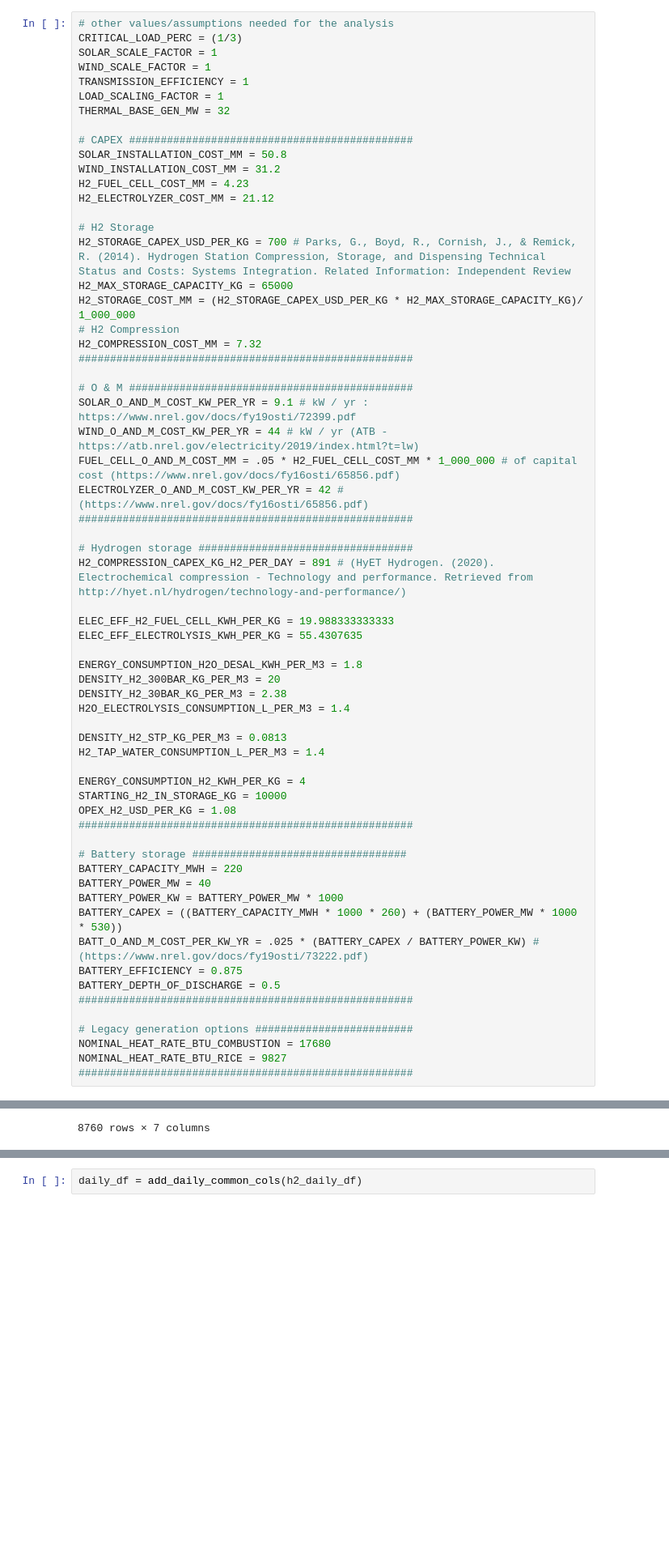
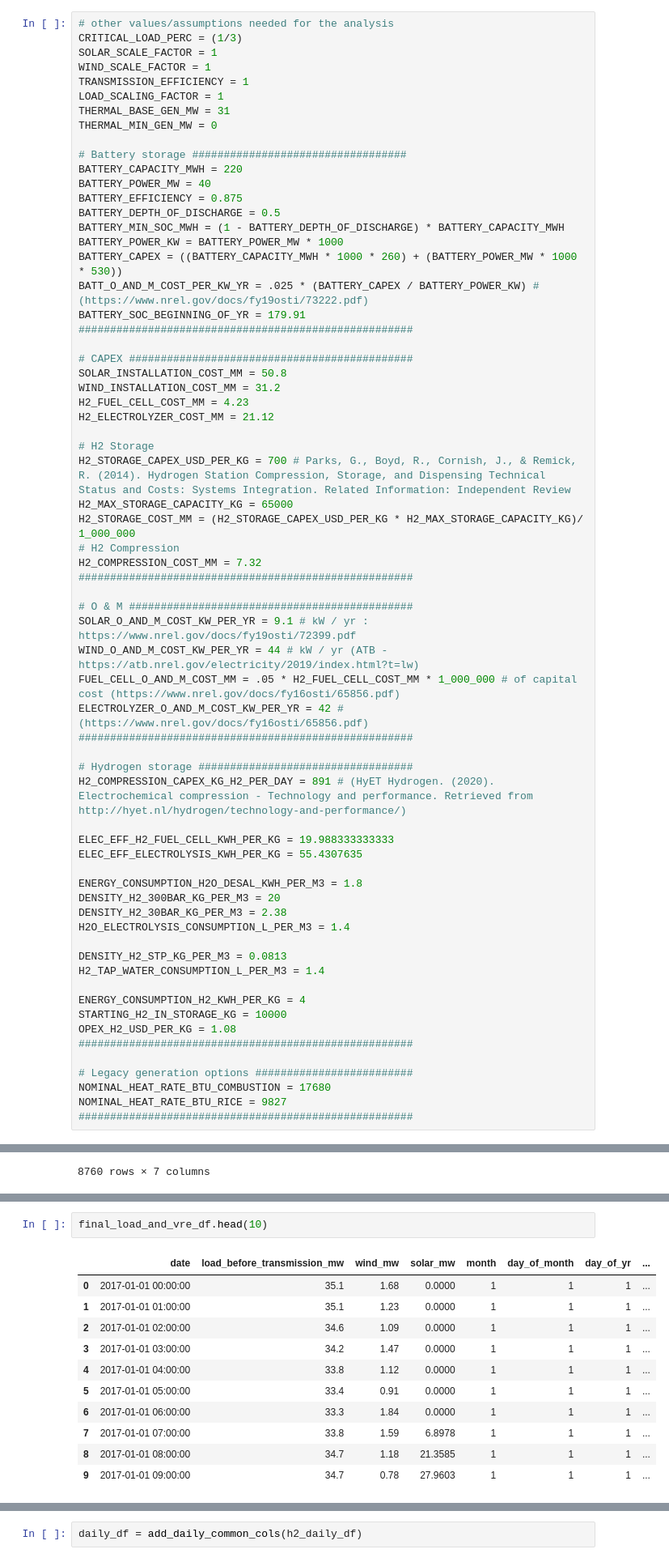
Before and after one commit to b-o-l-l-a/aes-engy-692, a Jupyter notebook: amerigo_island/notebooks/resilience.ipynb, the cells around one changed output, grey strips where cells are left out. Shown at 81% size. Cells and saved outputs as stored; diff of their text form; blank space fills up the shorter version.

Commit message:
before no power

```diff
--- a/amerigo_island/notebooks/resilience.ipynb
+++ b/amerigo_island/notebooks/resilience.ipynb
@@ -83,7 +110,20 @@ SOLAR_SCALE_FACTOR = 1
 WIND_SCALE_FACTOR = 1
 TRANSMISSION_EFFICIENCY = 1
 LOAD_SCALING_FACTOR = 1
-THERMAL_BASE_GEN_MW = 32
+THERMAL_BASE_GEN_MW = 31
+THERMAL_MIN_GEN_MW = 0
+
+# Battery storage ##################################
+BATTERY_CAPACITY_MWH = 220
+BATTERY_POWER_MW = 40
+BATTERY_EFFICIENCY = 0.875
+BATTERY_DEPTH_OF_DISCHARGE = 0.5
+BATTERY_MIN_SOC_MWH = (1 - BATTERY_DEPTH_OF_DISCHARGE) * BATTERY_CAPACITY_MWH
+BATTERY_POWER_KW = BATTERY_POWER_MW * 1000
+BATTERY_CAPEX = ((BATTERY_CAPACITY_MWH * 1000 * 260) + (BATTERY_POWER_MW * 1000 * 530))
+BATT_O_AND_M_COST_PER_KW_YR = .025 * (BATTERY_CAPEX / BATTERY_POWER_KW) #(https://www.nrel.gov/docs/fy19osti/73222.pdf)
+BATTERY_SOC_BEGINNING_OF_YR = 179.91
+#####################################################
 
 # CAPEX #############################################
 SOLAR_INSTALLATION_COST_MM = 50.8
@@ -125,16 +165,6 @@ STARTING_H2_IN_STORAGE_KG = 10000
 OPEX_H2_USD_PER_KG = 1.08
 #####################################################
 
-# Battery storage ##################################
-BATTERY_CAPACITY_MWH = 220
-BATTERY_POWER_MW = 40
-BATTERY_POWER_KW = BATTERY_POWER_MW * 1000
-BATTERY_CAPEX = ((BATTERY_CAPACITY_MWH * 1000 * 260) + (BATTERY_POWER_MW * 1000 * 530))
-BATT_O_AND_M_COST_PER_KW_YR = .025 * (BATTERY_CAPEX / BATTERY_POWER_KW) #(https://www.nrel.gov/docs/fy19osti/73222.pdf)
-BATTERY_EFFICIENCY = 0.875
-BATTERY_DEPTH_OF_DISCHARGE = 0.5
-#####################################################
-
 # Legacy generation options #########################
 NOMINAL_HEAT_RATE_BTU_COMBUSTION = 17680
 NOMINAL_HEAT_RATE_BTU_RICE = 9827
@@ -248,0 +300,14 @@ base_df_cols = final_load_and_vre_df.columns
+# %%
+final_load_and_vre_df.head(10)
+# %% [output]
+|  | date | load_before_transmission_mw | wind_mw | solar_mw | month | day_of_month | day_of_yr | ... |
+| 0 | 2017-01-01 00:00:00 | 35.1 | 1.68 | 0.0000 | 1 | 1 | 1 | ... |
+| 1 | 2017-01-01 01:00:00 | 35.1 | 1.23 | 0.0000 | 1 | 1 | 1 | ... |
+| 2 | 2017-01-01 02:00:00 | 34.6 | 1.09 | 0.0000 | 1 | 1 | 1 | ... |
+| 3 | 2017-01-01 03:00:00 | 34.2 | 1.47 | 0.0000 | 1 | 1 | 1 | ... |
+| 4 | 2017-01-01 04:00:00 | 33.8 | 1.12 | 0.0000 | 1 | 1 | 1 | ... |
+| 5 | 2017-01-01 05:00:00 | 33.4 | 0.91 | 0.0000 | 1 | 1 | 1 | ... |
+| 6 | 2017-01-01 06:00:00 | 33.3 | 1.84 | 0.0000 | 1 | 1 | 1 | ... |
+| 7 | 2017-01-01 07:00:00 | 33.8 | 1.59 | 6.8978 | 1 | 1 | 1 | ... |
+| 8 | 2017-01-01 08:00:00 | 34.7 | 1.18 | 21.3585 | 1 | 1 | 1 | ... |
+| 9 | 2017-01-01 09:00:00 | 34.7 | 0.78 | 27.9603 | 1 | 1 | 1 | ... |
```
Also changed, not shown: parts of 20 cells of this notebook, 1 other file.
